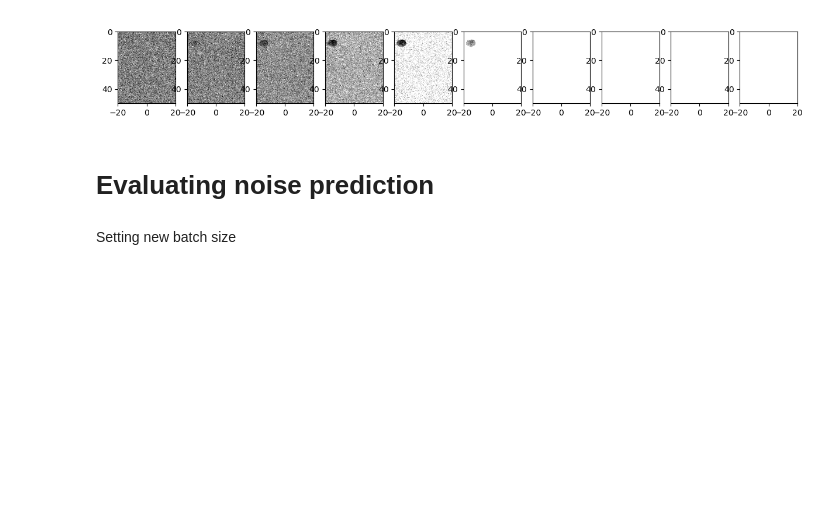
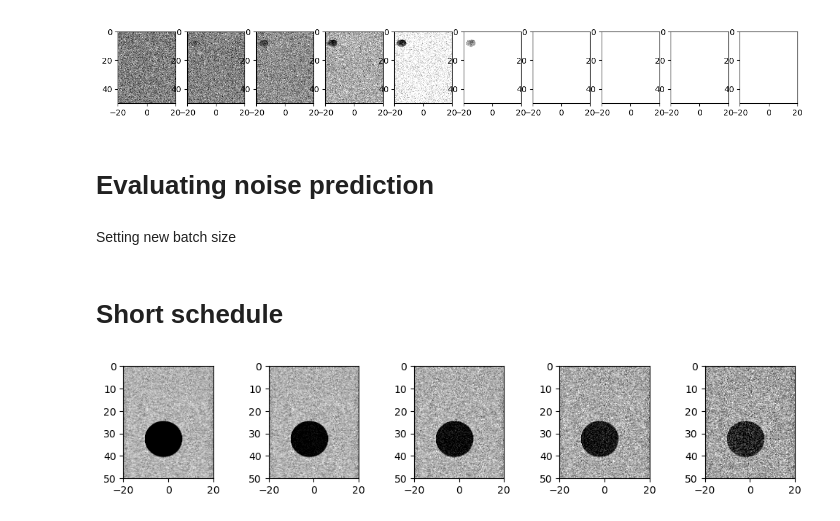
Before and after one commit to SebastianMerino/DiffusionBeamformer, a Jupyter notebook: sampling_v8.ipynb, the cells around one changed output. Saved outputs shown, nothing was run; the diff lists cells and outputs as text; code cells hidden in the pictures; blank space fills up the shorter version.

```diff
--- a/sampling_v8.ipynb
+++ b/sampling_v8.ipynb
@@ -130,3 +127,27 @@ plt.figure(figsize=(6, 2))
 plt.hist(original_noise - predicted_noise, 100)
 plt.title("Difference")
 plt.show()
+# %% [markdown]
+# Short schedule
+# %%
+x_sample, y_sample = next(iter(dataloader))
+x_sample = x_sample.to(device)
+y_sample = y_sample.to(device)
+
+# Define beta schedule
+T = 100
+# Pre-calculate different terms for closed form
+beta, gamma = linear_beta_schedule(timesteps=T, start=1e-4, end=2e-2, device=device)
+# Simulate forward diffusion
+num_images = 5
+stepsize = int(T / num_images)
+plt.figure(figsize=(15, 2))
+for idx in range(0, T, stepsize):
+    t = torch.Tensor([idx]).type(torch.int64).to(device)
+    noise = torch.randn_like(y_sample)
+    img = forward_process(y_sample, t, gamma, noise)
+    plt.subplot(1, num_images + 1, int(idx / stepsize) + 1)
+    show_tensor_image(img.cpu())
+plt.show()
+# %% [output]
+[figure, added]
```
Also changed, not shown: parts of 6 cells of this notebook, 2 other files.
